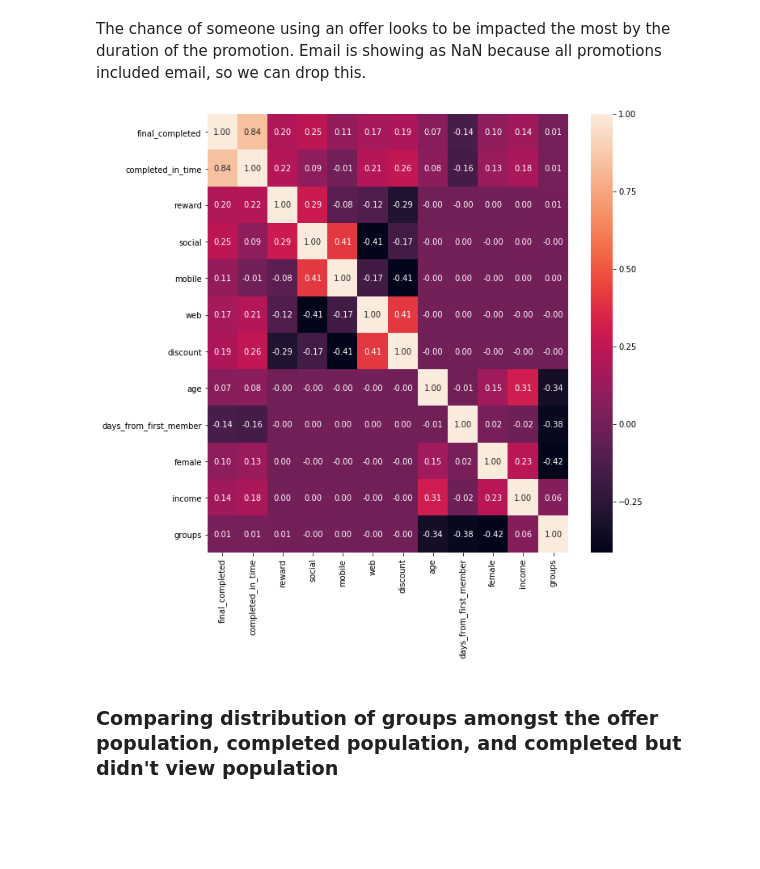
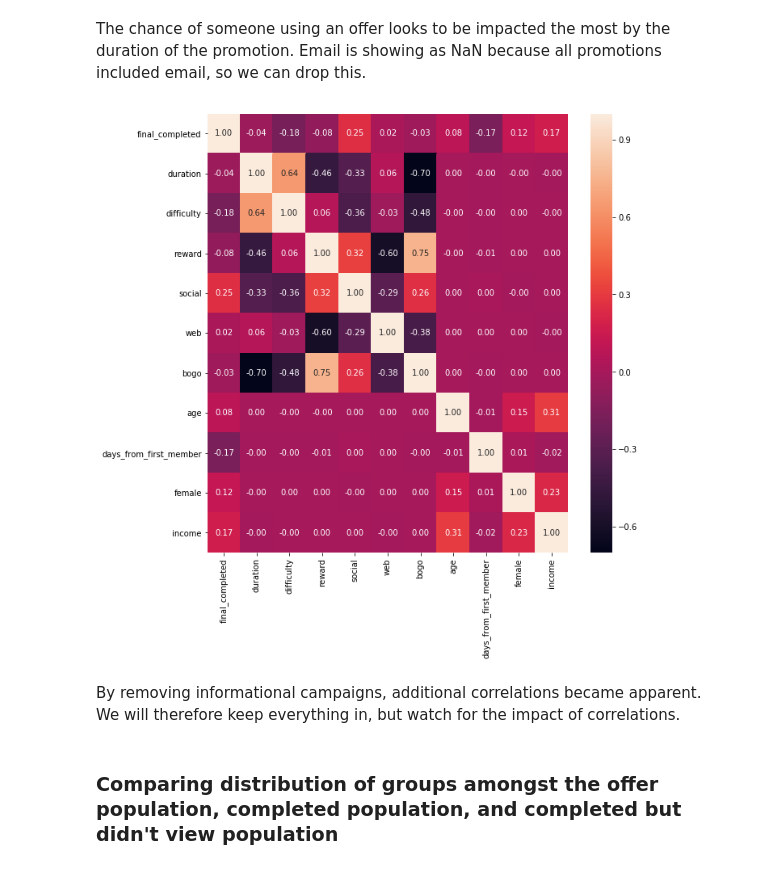
Before and after one commit to disco-rocket/starbucks_capstone, a Jupyter notebook: Starbucks_Capstone_notebook.ipynb, the cells around one changed output. Cells and saved outputs as stored; diff of their text form; code cells hidden in the pictures; blank space fills up the shorter version.

```diff
--- a/Starbucks_Capstone_notebook.ipynb
+++ b/Starbucks_Capstone_notebook.ipynb
@@ -816,7 +822,11 @@ not_null_pop.head()
 | 8 | 0.0 | 0.0 | 1.000000 | 1.00 | 0.5 | 0.0 | 0.0 | 1.0 | 0.0 | ... |
 # %%
 #checking the correlation matrix
+data_to_model = not_null_pop.drop(['completed_in_time','groups'],axis=1).copy()
 plt.figure(figsize=(10,10))
-ax = sns.heatmap(not_null_pop.corr(), annot=True, fmt='.2f')
-plt.savefig("correlation_matrix.png")
+corr = data_to_model.corr()
+mask = np.zeros_like(corr)
+mask[np.triu_indices_from(mask)] = True
+ax = sns.heatmap(corr, annot=True, fmt='.2f', mask=mask).set_title('Metric correlation matrix')
+plt.savefig("pictures/correlation_matrix.png")
 # %% [output]
@@ -825,10 +835,13 @@ plt.savefig("correlation_matrix.png")
 The chance of someone using an offer looks to be impacted the most by the duration of the promotion.
 Email is showing as NaN because all promotions included email, so we can drop this.
 # %%
-not_null_pop.drop(['informational','duration','difficulty','bogo'],axis=1,inplace=True)
+data_to_model = data_to_model[data_to_model['informational'] == 0]
+data_to_model.drop(['informational','discount','mobile'],axis=1,inplace=True)
 plt.figure(figsize=(10,10))
-ax = sns.heatmap(not_null_pop.corr(), annot=True, fmt='.2f')
+ax = sns.heatmap(data_to_model.corr(), annot=True, fmt='.2f')
 # %% [output]
-[figure, old version]
+[figure, new version]
+# %% [markdown]
+By removing informational campaigns, additional correlations became apparent. We will therefore keep everything in, but watch for the impact of correlations.
 # %% [markdown]
 ### Comparing distribution of groups amongst the offer population, completed population, and completed but didn't view population
```
Also changed, not shown: parts of 68 cells of this notebook.
